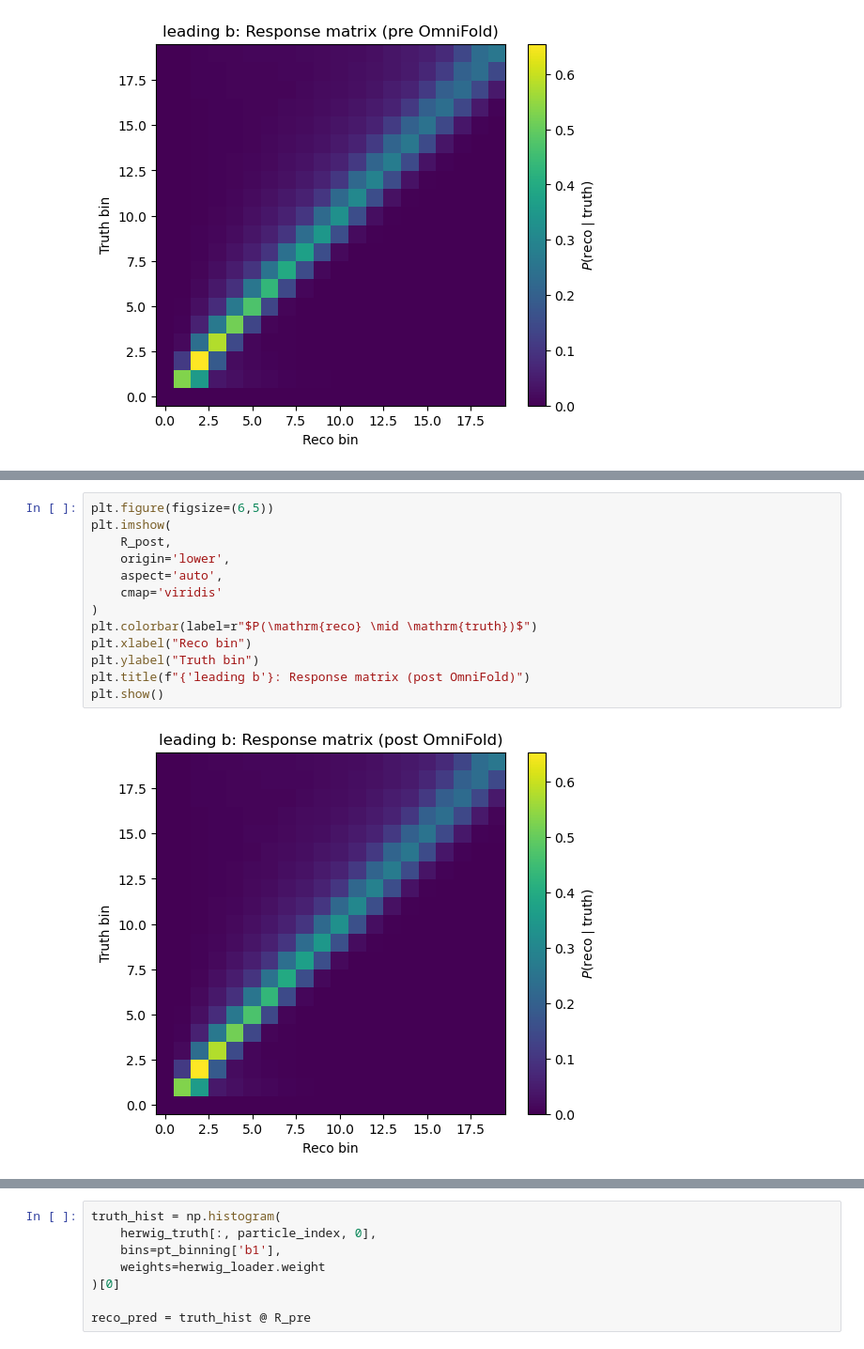
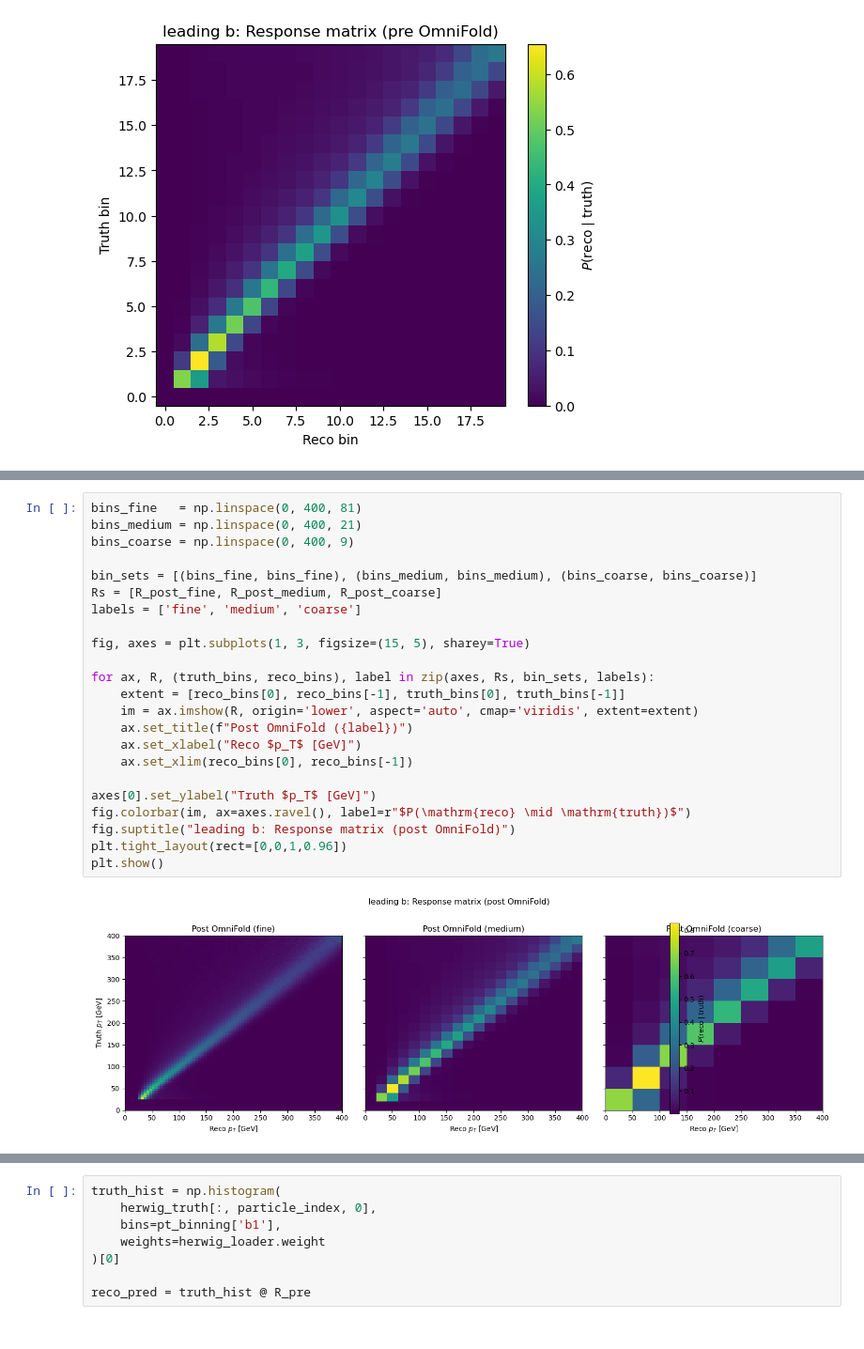
Before and after one commit to josefmurnauer/omnifold, a Jupyter notebook: OmniFold_example_pc.ipynb, the cells around one changed output, grey strips where cells are left out. Shown at 94% size. Cells and saved outputs as stored; diff of their text form.

```diff
--- a/OmniFold_example_pc.ipynb
+++ b/OmniFold_example_pc.ipynb
@@ -698,15 +817,25 @@ R_post = build_response_matrix(
 # %%
-plt.figure(figsize=(6,5))
-plt.imshow(
-    R_post,
-    origin='lower',
-    aspect='auto',
-    cmap='viridis'
-)
-plt.colorbar(label=r"$P(\mathrm{reco} \mid \mathrm{truth})$")
-plt.xlabel("Reco bin")
-plt.ylabel("Truth bin")
-plt.title(f"{'leading b'}: Response matrix (post OmniFold)")
+bins_fine   = np.linspace(0, 400, 81)
+bins_medium = np.linspace(0, 400, 21)
+bins_coarse = np.linspace(0, 400, 9)
+
+bin_sets = [(bins_fine, bins_fine), (bins_medium, bins_medium), (bins_coarse, bins_coarse)]
+Rs = [R_post_fine, R_post_medium, R_post_coarse]
+labels = ['fine', 'medium', 'coarse']
+
+fig, axes = plt.subplots(1, 3, figsize=(15, 5), sharey=True)
+
+for ax, R, (truth_bins, reco_bins), label in zip(axes, Rs, bin_sets, labels):
+    extent = [reco_bins[0], reco_bins[-1], truth_bins[0], truth_bins[-1]]
+    im = ax.imshow(R, origin='lower', aspect='auto', cmap='viridis', extent=extent)
+    ax.set_title(f"Post OmniFold ({label})")
+    ax.set_xlabel("Reco $p_T$ [GeV]")
+    ax.set_xlim(reco_bins[0], reco_bins[-1])
+
+axes[0].set_ylabel("Truth $p_T$ [GeV]")
+fig.colorbar(im, ax=axes.ravel(), label=r"$P(\mathrm{reco} \mid \mathrm{truth})$")
+fig.suptitle("leading b: Response matrix (post OmniFold)")
+plt.tight_layout(rect=[0,0,1,0.96])
 plt.show()
 # %% [output]
-[figure, old version]
+[figure, new version]
```
Also changed, not shown: parts of 10 cells of this notebook, 1 other file.
